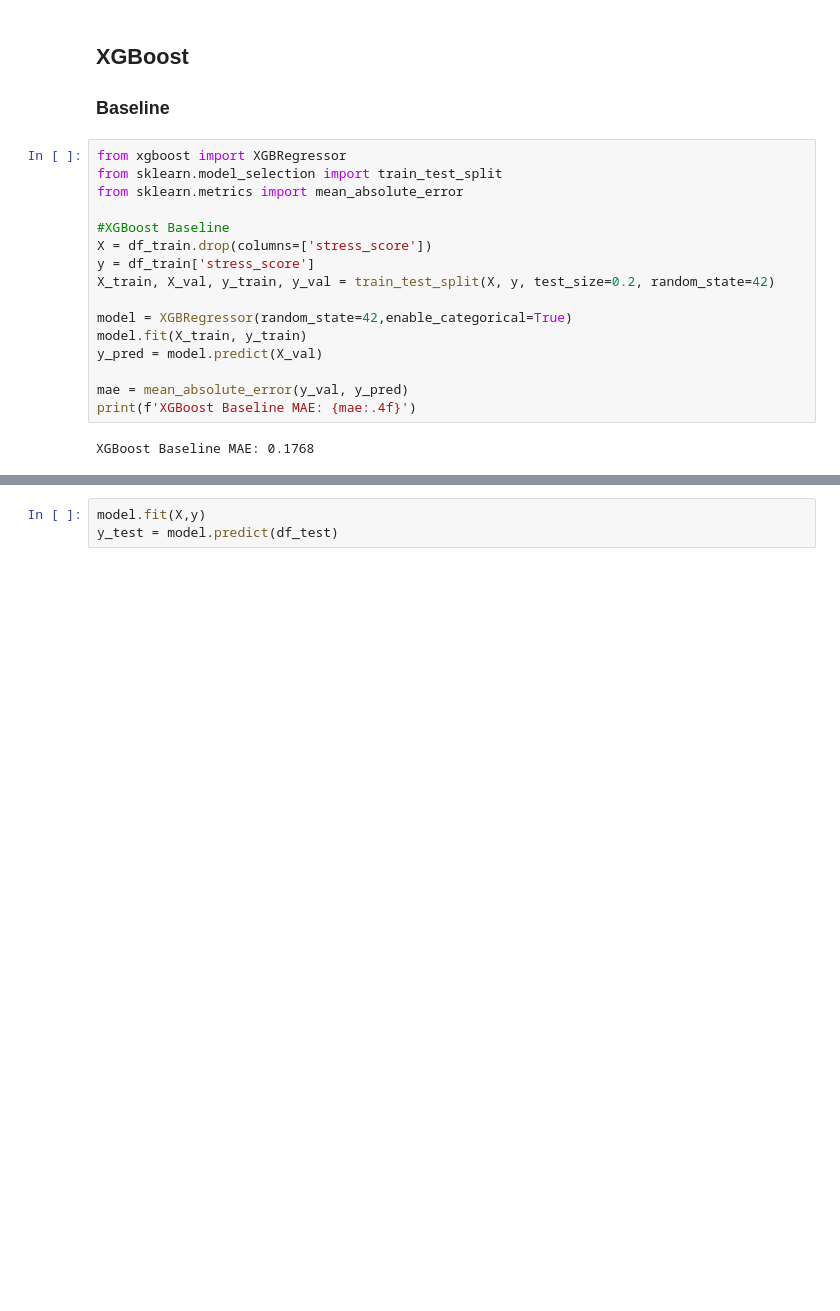
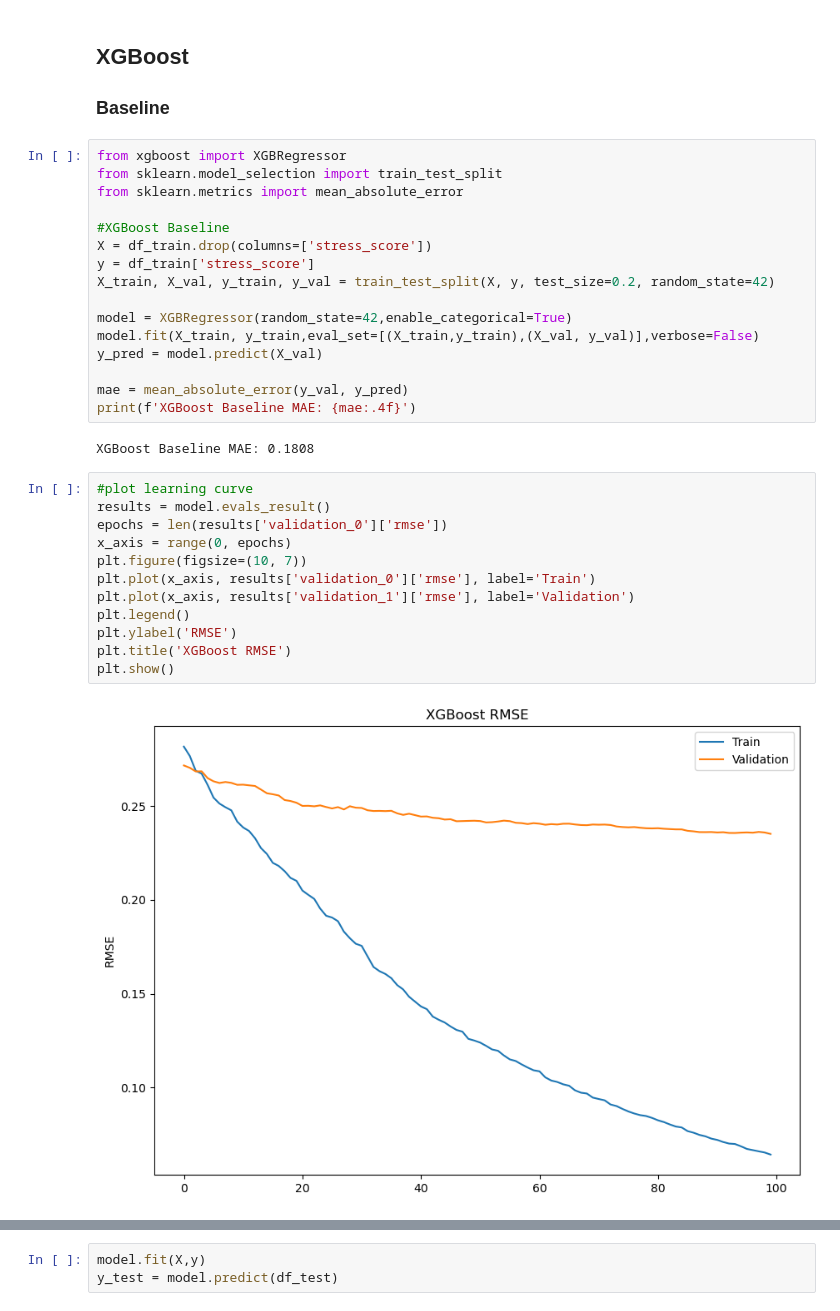
Before and after one commit to han942/vscode, a Jupyter notebook: Dacon/스트레스 지수 예측 해커톤/strees_prediction.ipynb, the cells around one changed output, grey strips where cells are left out. Cells and saved outputs as stored; diff of their text form; blank space fills up the shorter version.

```diff
--- a/Dacon/스트레스 지수 예측 해커톤/strees_prediction.ipynb
+++ b/Dacon/스트레스 지수 예측 해커톤/strees_prediction.ipynb
@@ -63,13 +97,27 @@ y = df_train['stress_score']
 X_train, X_val, y_train, y_val = train_test_split(X, y, test_size=0.2, random_state=42)
 
 model = XGBRegressor(random_state=42,enable_categorical=True)
-model.fit(X_train, y_train)
+model.fit(X_train, y_train,eval_set=[(X_train,y_train),(X_val, y_val)],verbose=False)
 y_pred = model.predict(X_val)
 
 mae = mean_absolute_error(y_val, y_pred)
 print(f'XGBoost Baseline MAE: {mae:.4f}')
 # %% [output]
-XGBoost Baseline MAE: 0.1768
+XGBoost Baseline MAE: 0.1808
+# %%
+#plot learning curve
+results = model.evals_result()
+epochs = len(results['validation_0']['rmse'])
+x_axis = range(0, epochs)
+plt.figure(figsize=(10, 7))
+plt.plot(x_axis, results['validation_0']['rmse'], label='Train')
+plt.plot(x_axis, results['validation_1']['rmse'], label='Validation')
+plt.legend()
+plt.ylabel('RMSE')
+plt.title('XGBoost RMSE')
+plt.show()
+# %% [output]
+[figure, added]
 # %%
 from xgboost import plot_importance
 plot_importance(model)
```
Also changed, not shown: parts of 12 cells of this notebook, 2 other files.
